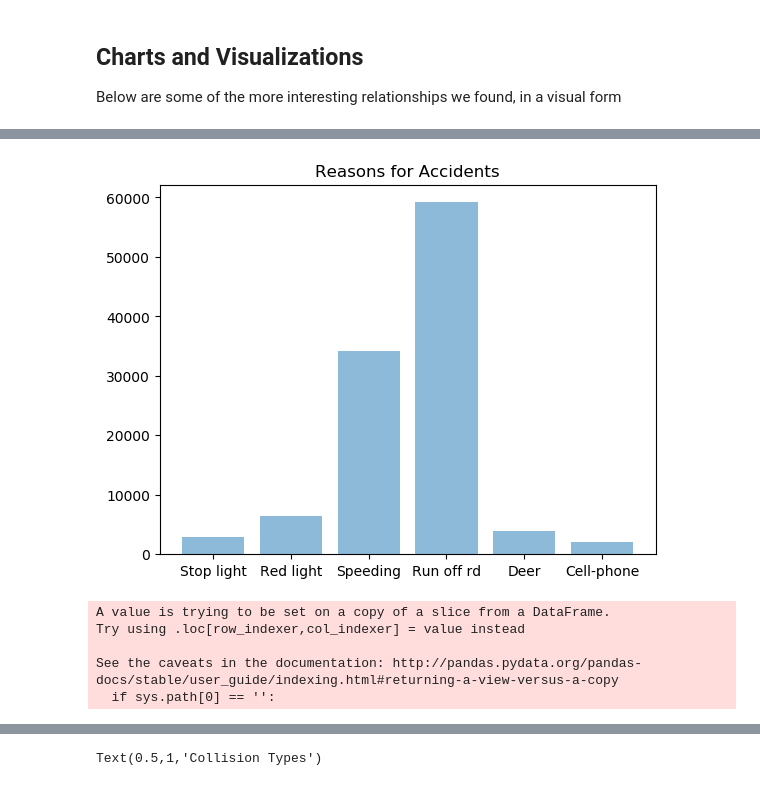
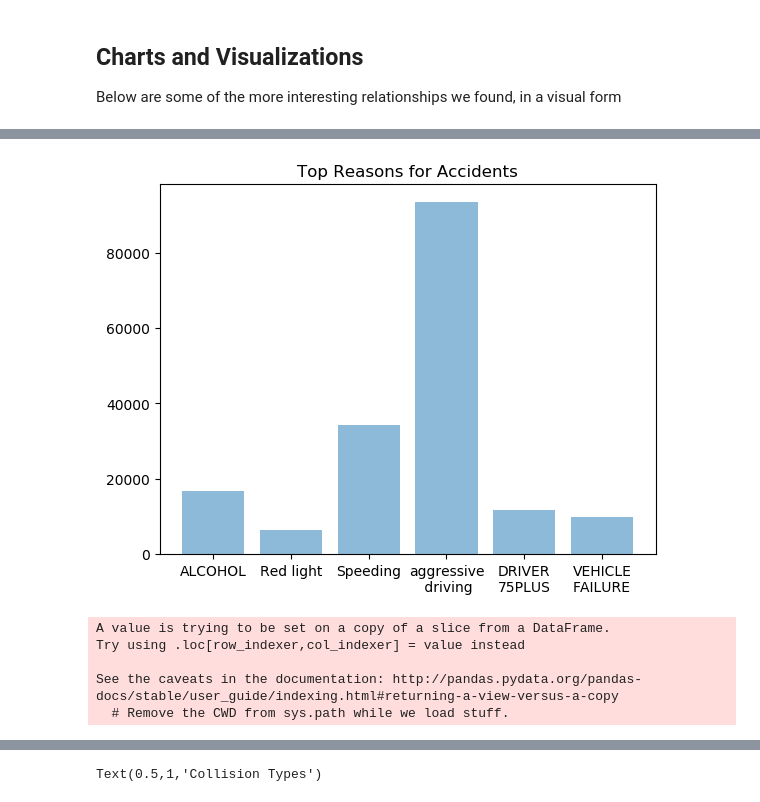
Before and after one commit to nicholaiTukanov/Pummels-in-Pittsburg, a Jupyter notebook: visualization.ipynb, the cells around one changed output, grey strips where cells are left out. Drawn from its saved outputs; the diff is of its cells as text; code cells hidden in the pictures.

```diff
--- a/visualization.ipynb
+++ b/visualization.ipynb
@@ -397,30 +381,30 @@ Name: MAX_SEVERITY_LEVEL, dtype: object
 # %%
 reasons = [
-'RUNNING_STOP_SIGN',
+'ALCOHOL_RELATED',
 'RUNNING_RED_LT',
 'SPEEDING_RELATED',
-'SV_RUN_OFF_RD',
-'SUDDEN_DEER',
-'CELL_PHONE',
+'AGGRESSIVE_DRIVING',
+'DRIVER_75PLUS',
+'VEHICLE_FAILURE',
 ]
-labels = ['Stop light','Red light','Speeding','Run off rd','Deer','Cell-phone']
+labels = ['ALCOHOL','Red light','Speeding','aggressive\n driving','DRIVER\n75PLUS','VEHICLE\nFAILURE']
 total = 0
 counts = []
 for i in reasons:
     total += len(data[data[i]==1].index)
     counts.append(len(data[data[i]==1].index))
 y_pos = np.arange(len(reasons))
 plt.rcdefaults()
 plt.bar(y_pos, counts, align='center', alpha=0.5)
 plt.xticks(y_pos, labels)
-plt.title('Reasons for Accidents')
+plt.title('Top Reasons for Accidents')
 plt.show()
 # %% [output]
-[figure, old version]
+[figure, new version]
 # %%
 import pandas as pd
 data = cleaning.get_data("crash.csv")
-f = data['TIME_OF_DAY'].dropna()
+f = data['HOUR_OF_DAY'].dropna()
 f = data.loc[(data.TIME_OF_DAY > 0) & (data.TIME_OF_DAY < 2400)]
 
 bins = [-np.inf,600,1200,1800,2400]
@@ -433,7 +417,7 @@ A value is trying to be set on a copy of a slice from a DataFrame.
 Try using .loc[row_indexer,col_indexer] = value instead
 
 See the caveats in the documentation: http://pandas.pydata.org/pandas-docs/stable/user_guide/indexing.html#returning-a-view-versus-a-copy
-  if sys.path[0] == '':
+  # Remove the CWD from sys.path while we load stuff.
 # %%
 # Late night:12am-6am, morning :6am
 plt.title('Number of Accidents vs. Time of Day')
```
Also changed, not shown: parts of 5 cells of this notebook.
